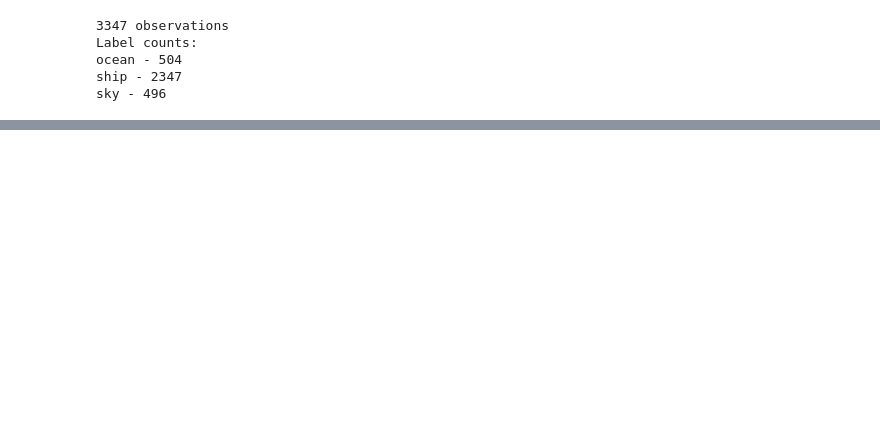
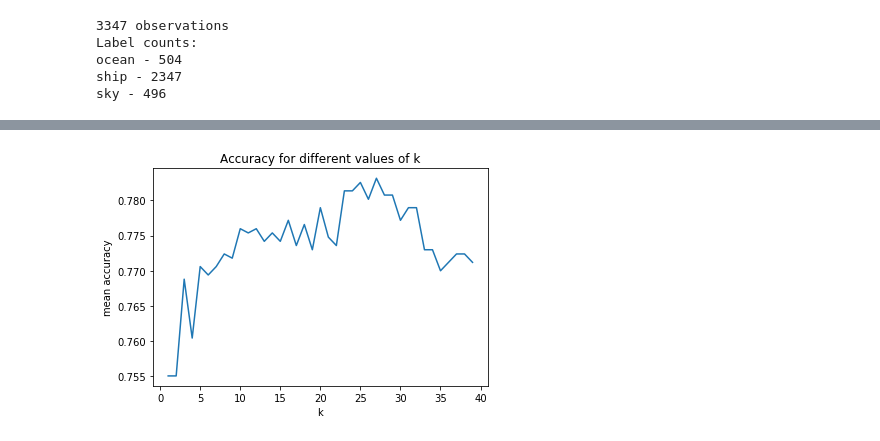
Before and after one commit to jordantrc/ml-project, a Jupyter notebook: code/project.ipynb, the cells around one changed output, grey strips where cells are left out. Cells and saved outputs as stored; diff of their text form; code cells hidden in the pictures; blank space fills up the shorter version.

```diff
--- a/code/project.ipynb
+++ b/code/project.ipynb
@@ -127,9 +172,8 @@ plt.show()
 # %%
-accuracy_index = knn_accuracy.index(max(knn_accuracy))
-precision_index = knn_precision.index(max(knn_precision))
-
-plt.plot(range(1, 20), knn_accuracy, label='accuracy')
+plt.plot(range(1, max_k), knn_metrics['score'], label='accuracy')
 plt.title("Accuracy for different values of k")
 plt.xlabel("k")
-plt.ylabel("accuracy")
+plt.ylabel("mean accuracy")
 plt.show()
+# %% [output]
+[figure, added]
```
Also changed, not shown: parts of 11 cells of this notebook, 1 other file.
